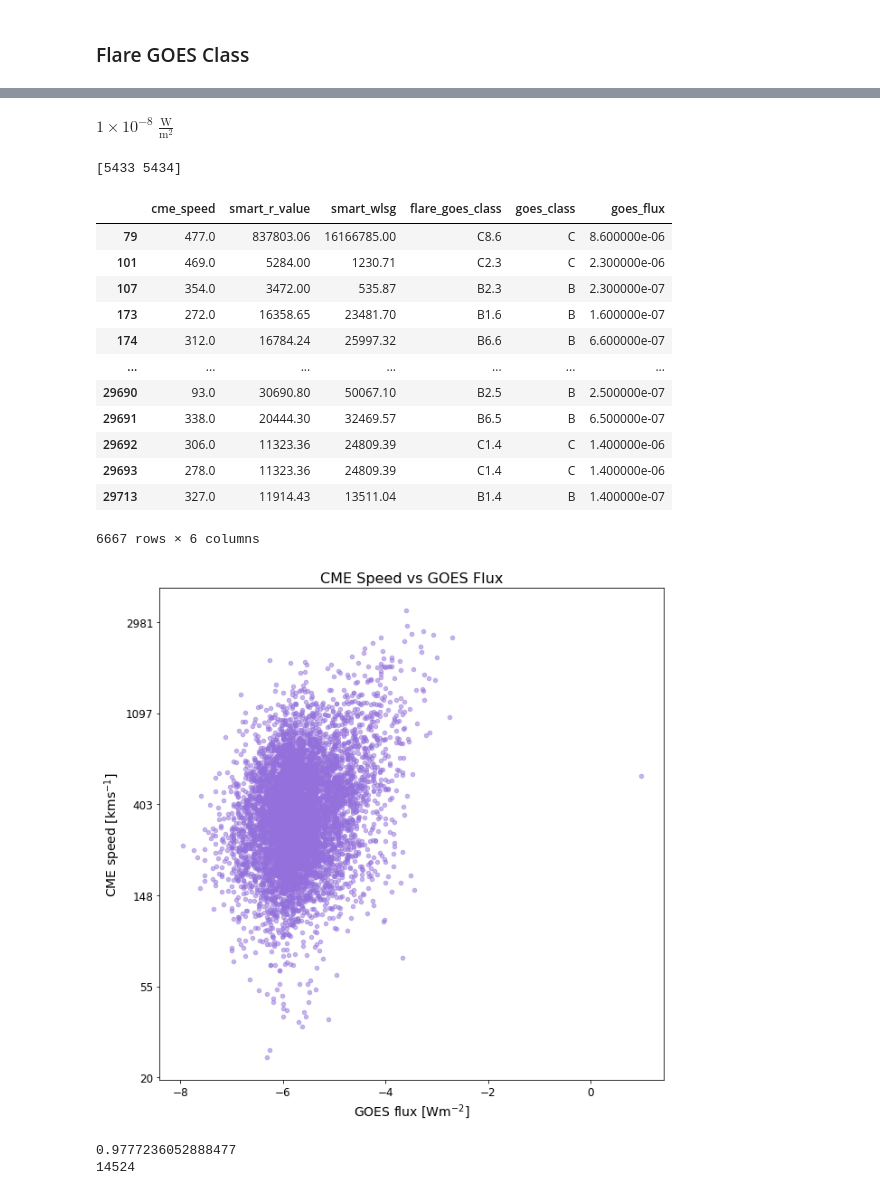
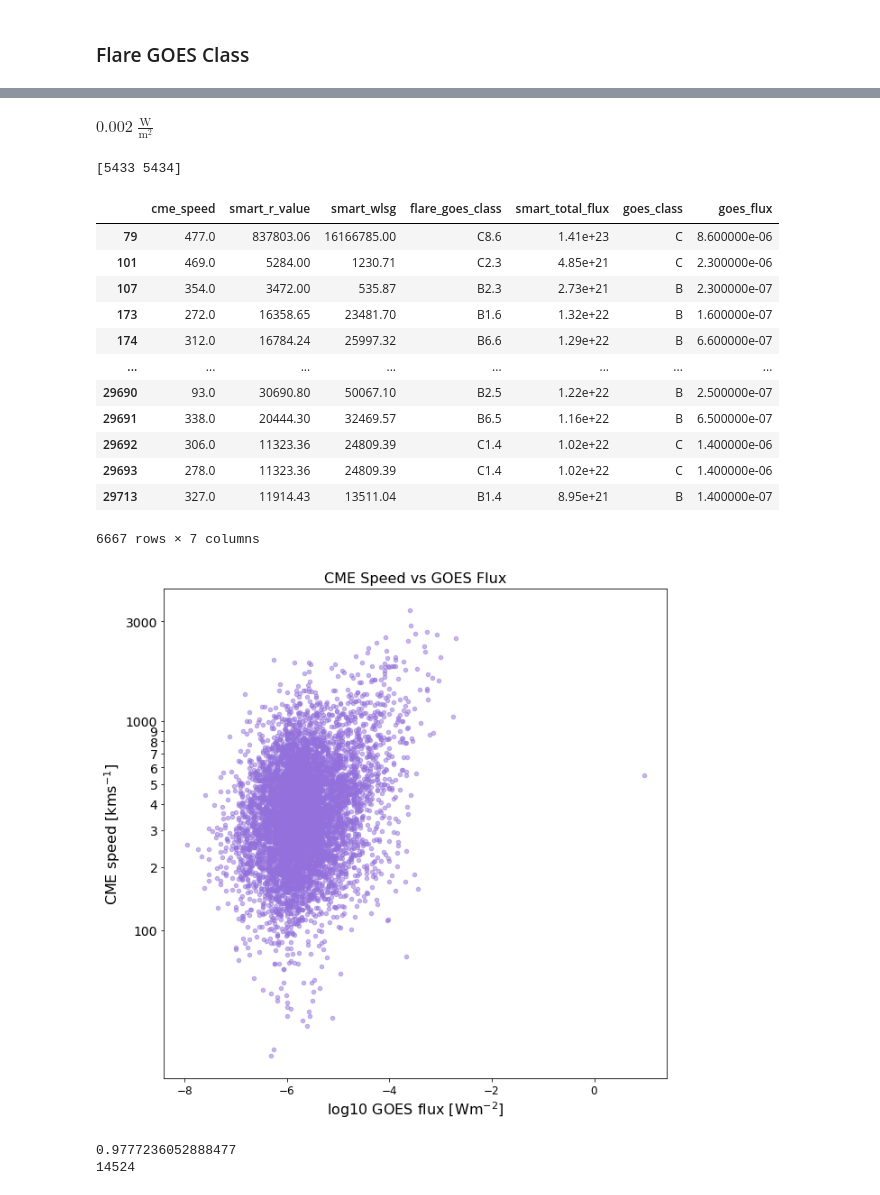
Before and after one commit to peterbreslin/ss_project, a Jupyter notebook: simple_stats.ipynb, the cells around one changed output, grey strips where cells are left out. Cells and saved outputs as stored; diff of their text form; code cells hidden in the pictures.

```diff
--- a/simple_stats.ipynb
+++ b/simple_stats.ipynb
@@ -114,7 +114,7 @@ R-value:    6681 with 23547 NaNs
 GOES Class: 10786 with 19442 NaNs
 # %%
 # Need to remove NaNs ---> only interested in the 3 columns so making a new dataframe for these
-df2 = df[["cme_speed", "smart_r_value", "smart_wlsg", 'flare_goes_class']]
+df2 = df[["cme_speed", "smart_r_value", "smart_wlsg", 'flare_goes_class', 'smart_total_flux']]
 
 # Removing the rows containing any NaN values
 df2 = df2.dropna(how='any')
@@ -238,9 +238,9 @@ df2
 # %%
 # SunPy package to convert flare class to a flux!
 from sunpy.instr.goes import flareclass_to_flux
-flareclass_to_flux('A1.0')
+flareclass_to_flux('X20.0')
 # %% [output]
-$1 \times 10^{-8} \; \mathrm{\frac{W}{m^{2}}}$
+$0.002 \; \mathrm{\frac{W}{m^{2}}}$
 # %%
 # The flux is a string ---> must convert to a float
 #df2['goes_flux'] = df2['goes_flux'].astype(float)   #Looks like there is some data inputted incorrectly eg. 7,4 (shoud be 7.4)
@@ -265,38 +265,41 @@ df2.loc[df2.goes_class == 'X', 'goes_flux'] *= 1e-4
 # %%
 df2
 # %% [output]
-|  | cme_speed | smart_r_value | smart_wlsg | flare_goes_class | goes_class | goes_flux |
-| 79 | 477.0 | 837803.06 | 16166785.00 | C8.6 | C | 8.600000e-06 |
-| 101 | 469.0 | 5284.00 | 1230.71 | C2.3 | C | 2.300000e-06 |
-| 107 | 354.0 | 3472.00 | 535.87 | B2.3 | B | 2.300000e-07 |
-| 173 | 272.0 | 16358.65 | 23481.70 | B1.6 | B | 1.600000e-07 |
-| 174 | 312.0 | 16784.24 | 25997.32 | B6.6 | B | 6.600000e-07 |
-| ... | ... | ... | ... | ... | ... | ... |
-| 29690 | 93.0 | 30690.80 | 50067.10 | B2.5 | B | 2.500000e-07 |
-| 29691 | 338.0 | 20444.30 | 32469.57 | B6.5 | B | 6.500000e-07 |
-| 29692 | 306.0 | 11323.36 | 24809.39 | C1.4 | C | 1.400000e-06 |
-| 29693 | 278.0 | 11323.36 | 24809.39 | C1.4 | C | 1.400000e-06 |
-| 29713 | 327.0 | 11914.43 | 13511.04 | B1.4 | B | 1.400000e-07 |
+|  | cme_speed | smart_r_value | smart_wlsg | flare_goes_class | smart_total_flux | goes_class | goes_flux |
+| 79 | 477.0 | 837803.06 | 16166785.00 | C8.6 | 1.41e+23 | C | 8.600000e-06 |
+| 101 | 469.0 | 5284.00 | 1230.71 | C2.3 | 4.85e+21 | C | 2.300000e-06 |
+| 107 | 354.0 | 3472.00 | 535.87 | B2.3 | 2.73e+21 | B | 2.300000e-07 |
+| 173 | 272.0 | 16358.65 | 23481.70 | B1.6 | 1.32e+22 | B | 1.600000e-07 |
+| 174 | 312.0 | 16784.24 | 25997.32 | B6.6 | 1.29e+22 | B | 6.600000e-07 |
+| ... | ... | ... | ... | ... | ... | ... | ... |
+| 29690 | 93.0 | 30690.80 | 50067.10 | B2.5 | 1.22e+22 | B | 2.500000e-07 |
+| 29691 | 338.0 | 20444.30 | 32469.57 | B6.5 | 1.16e+22 | B | 6.500000e-07 |
+| 29692 | 306.0 | 11323.36 | 24809.39 | C1.4 | 1.02e+22 | C | 1.400000e-06 |
+| 29693 | 278.0 | 11323.36 | 24809.39 | C1.4 | 1.02e+22 | C | 1.400000e-06 |
+| 29713 | 327.0 | 11914.43 | 13511.04 | B1.4 | 8.95e+21 | B | 1.400000e-07 |
-6667 rows × 6 columns
+6667 rows × 7 columns
 # %%
 # CAREFUL: I logged the goes_flux, don't run this again!!
 df2['goes_flux'] = np.log10(df2['goes_flux'])
 # %%
 # Plotting speed vs GOES flux
 ax4 = df2.plot.scatter(x='goes_flux', y='cme_speed', alpha=0.5, figsize=(10,10), fontsize=12, color='mediumpurple')
 ax4.set_title('CME Speed vs GOES Flux', fontsize=16)
-ax4.set_xlabel("GOES flux [Wm$^{-2}$]", fontsize=14)
-ax4.set_ylabel("CME speed [kms$^{-1}$]", fontsize=14)
+ax4.set_xlabel("log10 GOES flux [Wm$^{-2}$]", fontsize=16)
+ax4.set_ylabel("CME speed [kms$^{-1}$]", fontsize=16)
 #ax4.set_xscale("log", base=10)
 ax4.set_yscale("log", base=np.e)
 
-ax4.yaxis.set_major_formatter(ScalarFormatter())
+#ax4.yaxis.set_major_formatter(ScalarFormatter())
+
+ax4.set_yticks([100, 200, 300, 400, 500, 600, 700, 800, 900, 1000, 3000])
+ax4.set_yticklabels([r'100', r'2', r'3', r'4', r'5', r'6', r'7', r'8', r'9', r'1000', r'3000'], fontsize=14)
 
 #plt.savefig('flux_w_outlier.png', dpi=300, bbox_inches="tight", pad_inches=1)
 
 plt.show()
 # %% [output]
-[figure, old version]
+[figure, new version]
 # %%
 # Let's get rid of the outlier
 print(max(df2['goes_flux']))
```
Also changed, not shown: parts of 27 cells of this notebook.
